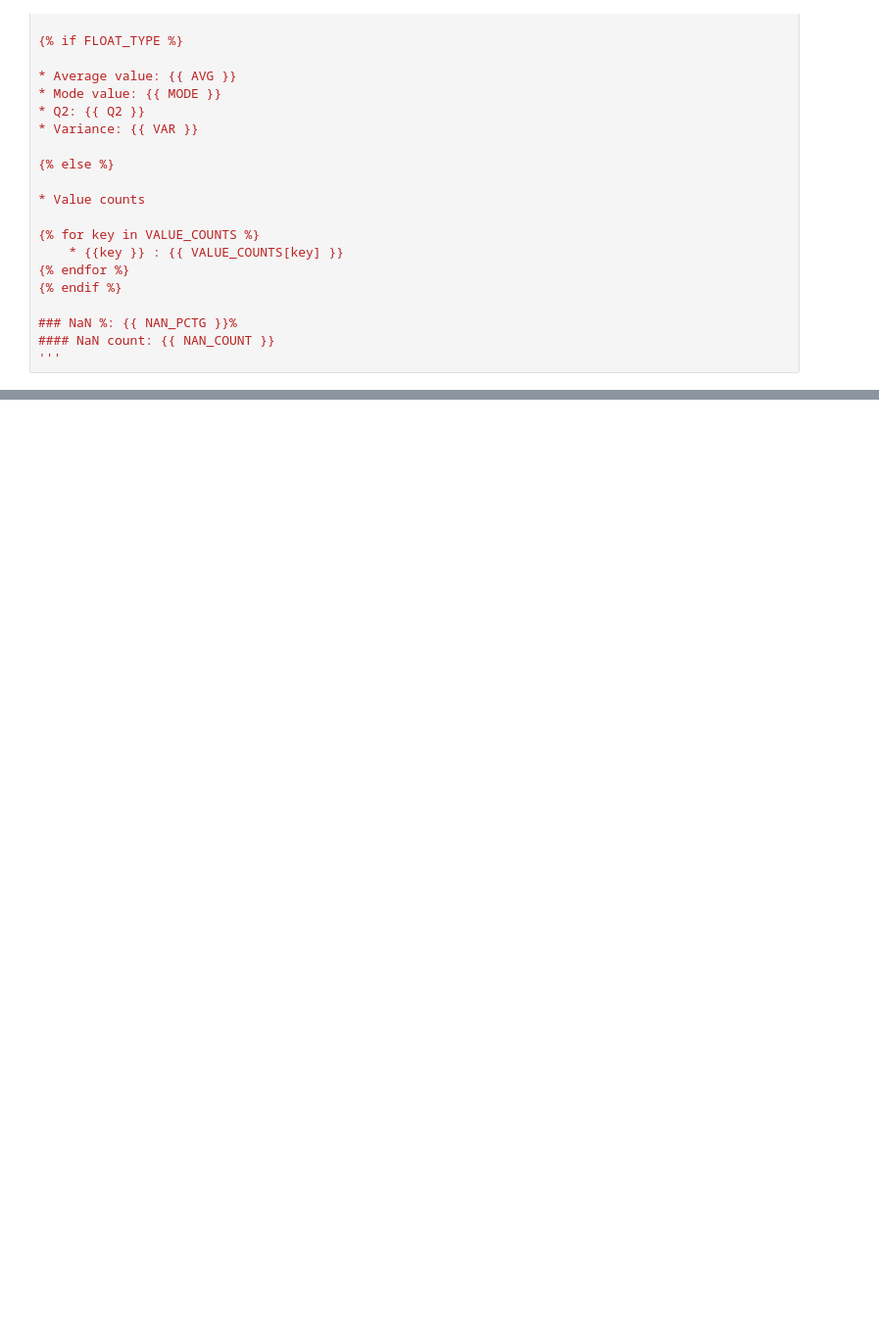
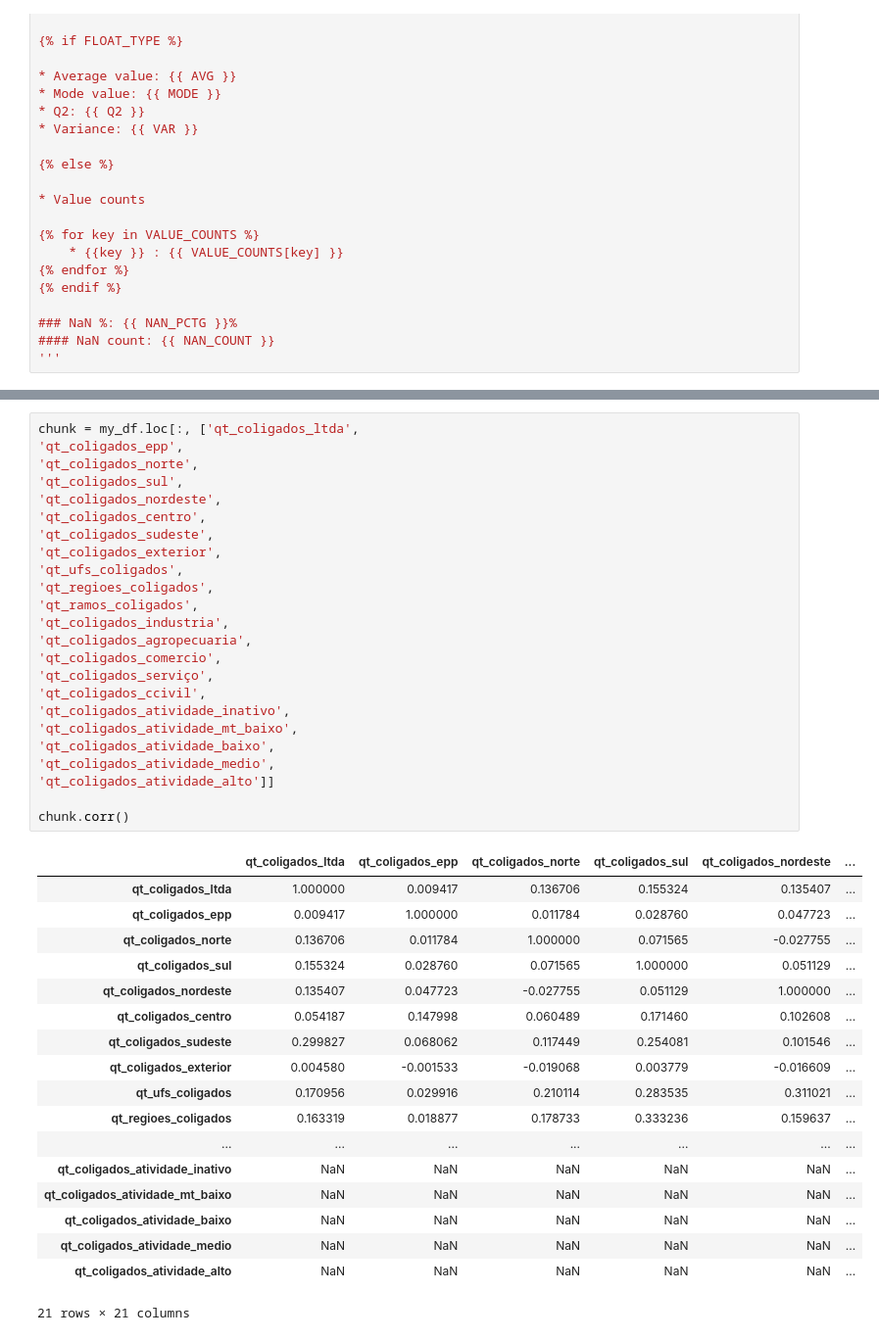
Before and after one commit to codenation-dev/squad-3-ad-data-science, a Jupyter notebook: analysis/nb_thiago.ipynb, the cells around one changed output, grey strips where cells are left out. Shown at 98% size. Cells and saved outputs as stored; diff of their text form; blank space fills up the shorter version.

```diff
--- a/analysis/nb_thiago.ipynb
+++ b/analysis/nb_thiago.ipynb
@@ -339,0 +386,43 @@ dtype: float64
+# %%
+chunk = my_df.loc[:, ['qt_coligados_ltda',
+'qt_coligados_epp',
+'qt_coligados_norte',
+'qt_coligados_sul',
+'qt_coligados_nordeste',
+'qt_coligados_centro',
+'qt_coligados_sudeste',
+'qt_coligados_exterior',
+'qt_ufs_coligados',
+'qt_regioes_coligados',
+'qt_ramos_coligados',
+'qt_coligados_industria',
+'qt_coligados_agropecuaria',
+'qt_coligados_comercio',
+'qt_coligados_serviço',
+'qt_coligados_ccivil',
+'qt_coligados_atividade_inativo',
+'qt_coligados_atividade_mt_baixo',
+'qt_coligados_atividade_baixo',
+'qt_coligados_atividade_medio',
+'qt_coligados_atividade_alto']]
+
+chunk.corr()
+# %% [output]
+|  | qt_coligados_ltda | qt_coligados_epp | qt_coligados_norte | qt_coligados_sul | qt_coligados_nordeste | ... |
+| qt_coligados_ltda | 1.000000 | 0.009417 | 0.136706 | 0.155324 | 0.135407 | ... |
+| qt_coligados_epp | 0.009417 | 1.000000 | 0.011784 | 0.028760 | 0.047723 | ... |
+| qt_coligados_norte | 0.136706 | 0.011784 | 1.000000 | 0.071565 | -0.027755 | ... |
+| qt_coligados_sul | 0.155324 | 0.028760 | 0.071565 | 1.000000 | 0.051129 | ... |
+| qt_coligados_nordeste | 0.135407 | 0.047723 | -0.027755 | 0.051129 | 1.000000 | ... |
+| qt_coligados_centro | 0.054187 | 0.147998 | 0.060489 | 0.171460 | 0.102608 | ... |
+| qt_coligados_sudeste | 0.299827 | 0.068062 | 0.117449 | 0.254081 | 0.101546 | ... |
+| qt_coligados_exterior | 0.004580 | -0.001533 | -0.019068 | 0.003779 | -0.016609 | ... |
+| qt_ufs_coligados | 0.170956 | 0.029916 | 0.210114 | 0.283535 | 0.311021 | ... |
+| qt_regioes_coligados | 0.163319 | 0.018877 | 0.178733 | 0.333236 | 0.159637 | ... |
+| ... | ... | ... | ... | ... | ... | ... |
+| qt_coligados_atividade_inativo | NaN | NaN | NaN | NaN | NaN | ... |
+| qt_coligados_atividade_mt_baixo | NaN | NaN | NaN | NaN | NaN | ... |
+| qt_coligados_atividade_baixo | NaN | NaN | NaN | NaN | NaN | ... |
+| qt_coligados_atividade_medio | NaN | NaN | NaN | NaN | NaN | ... |
+| qt_coligados_atividade_alto | NaN | NaN | NaN | NaN | NaN | ... |
+21 rows × 21 columns
```
Also changed, not shown: parts of 4 cells of this notebook, 2 other files.
